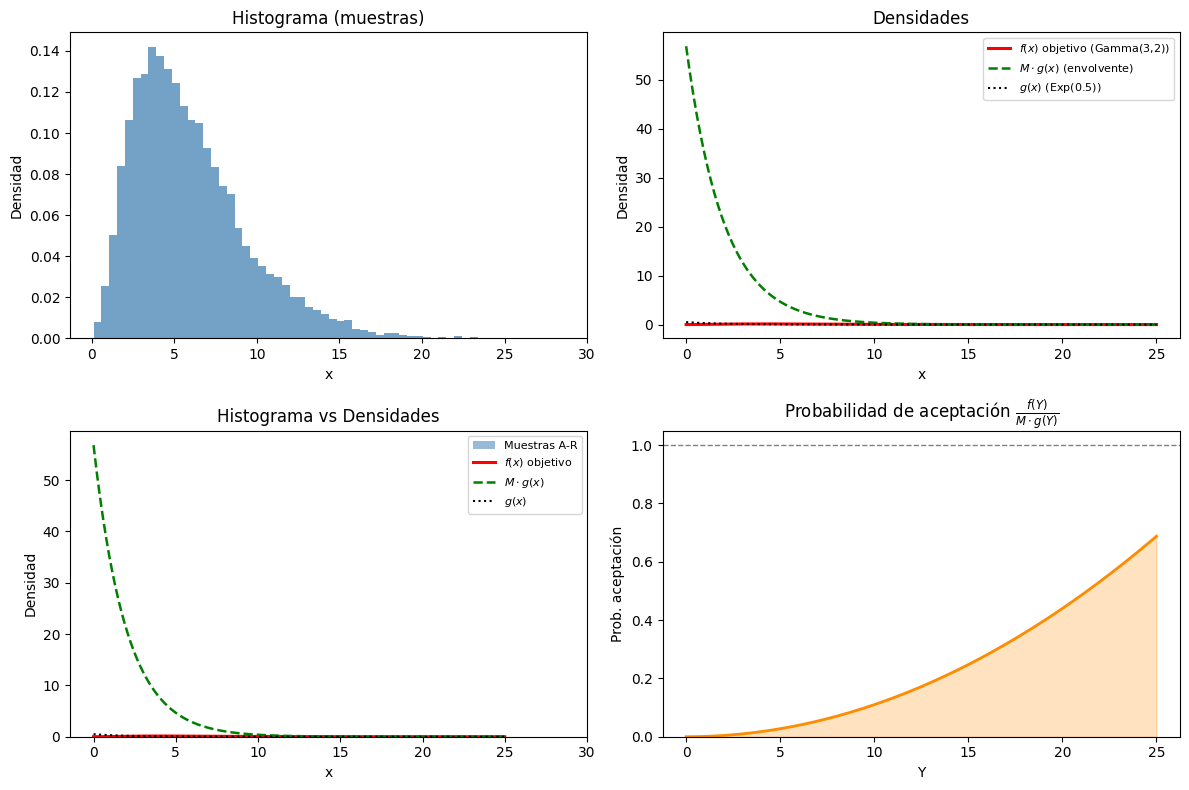
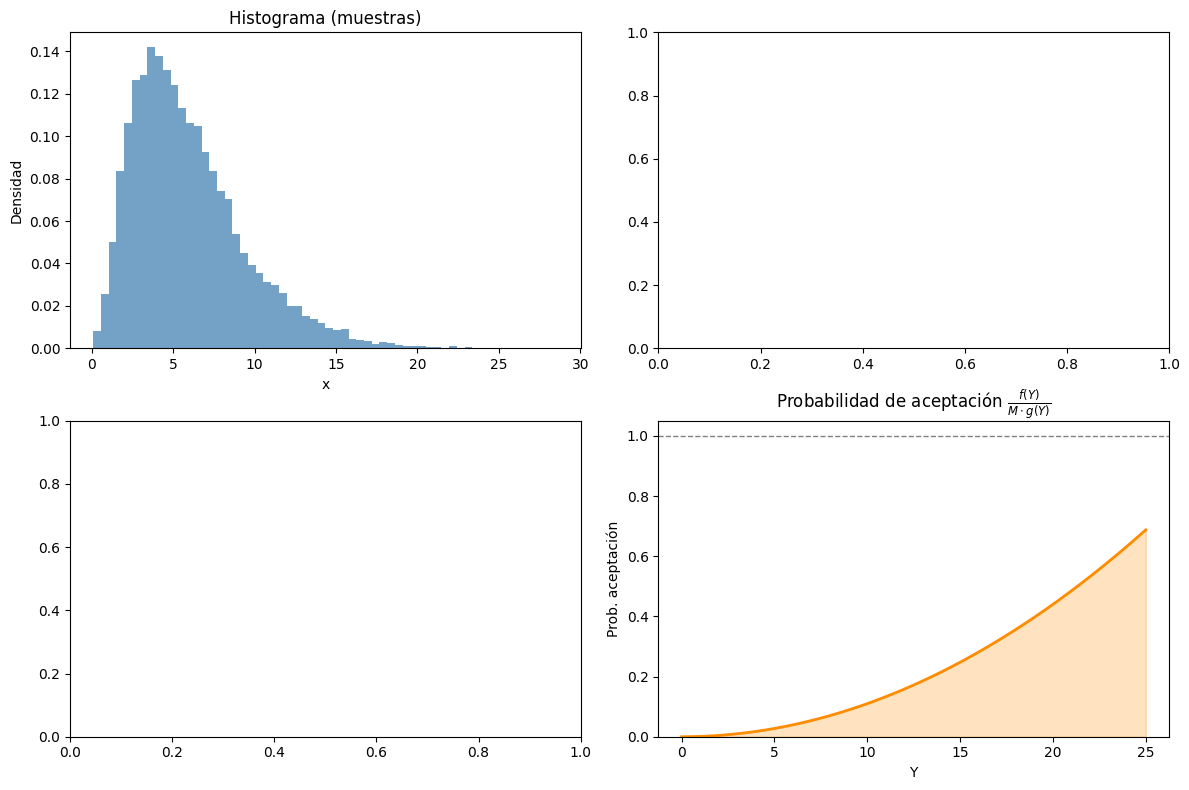
The change to this notebook cell's code, shown as a diff; its figure went from the first image to the second:
--- before
+++ after
@@ -8,23 +8,4 @@
 ax[0].set_xlabel("x")
 ax[0].set_ylabel("Densidad")
-
-# 2) Densidades solo
-ax[1].plot(x_plot, f(x_plot),   "r-",  lw=2.2, label=r"$f(x)$ objetivo (Gamma(3,2))")
-ax[1].plot(x_plot, M*g(x_plot), "g--", lw=1.8, label=r"$M \cdot g(x)$ (envolvente)")
-ax[1].plot(x_plot, g(x_plot),   "k:",  lw=1.5, label=r"$g(x)$ (Exp(0.5))")
-ax[1].set_title("Densidades")
-ax[1].set_xlabel("x")
-ax[1].set_ylabel("Densidad")
-ax[1].legend(fontsize=8)
-
-# 3) Histograma vs densidades
-ax[2].hist(muestras, bins=60, density=True, alpha=0.55, color="steelblue", label="Muestras A-R")
-ax[2].plot(x_plot, f(x_plot),   "r-",  lw=2.2, label=r"$f(x)$ objetivo")
-ax[2].plot(x_plot, M*g(x_plot), "g--", lw=1.8, label=r"$M \cdot g(x)$")
-ax[2].plot(x_plot, g(x_plot),   "k:",  lw=1.5, label=r"$g(x)$")
-ax[2].set_title("Histograma vs Densidades")
-ax[2].set_xlabel("x")
-ax[2].set_ylabel("Densidad")
-ax[2].legend(fontsize=8)
 
 # 4) Probabilidad de aceptación

Commit: Update de simulaciones